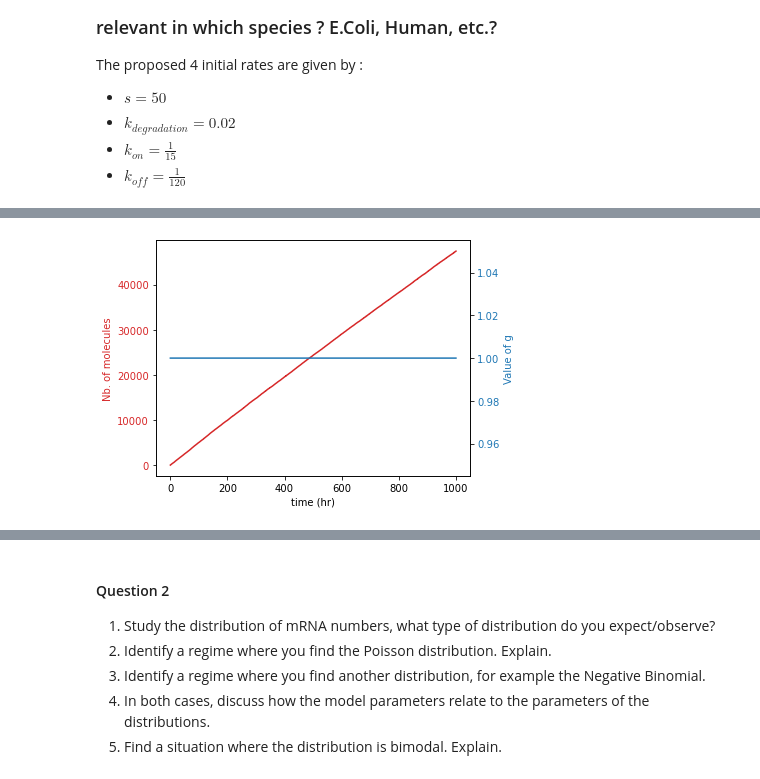
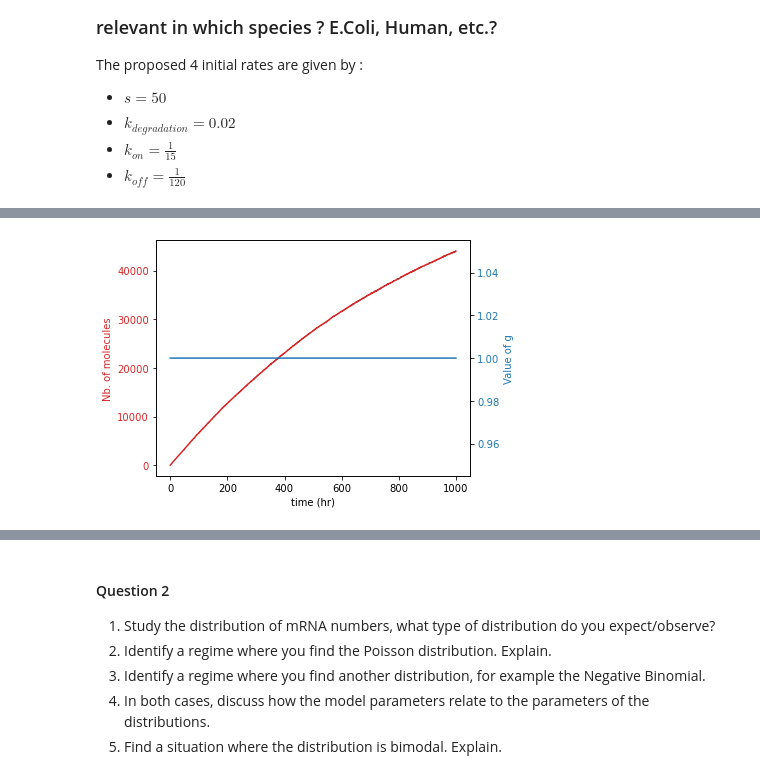
Before and after one commit to Romrchp/graded-exs, a Jupyter notebook: Exercise_Week11_12_A.ipynb, the cells around one changed output, grey strips where cells are left out. Saved outputs shown, nothing was run; the diff lists cells and outputs as text; code cells hidden in the pictures.

```diff
--- a/Exercise_Week11_12_A.ipynb
+++ b/Exercise_Week11_12_A.ipynb
@@ -207,38 +207,38 @@ plt.show()
 # %%
 ### Defining our default rates
 g = 1
 n = 20
 t = 0
-s = 50 # number of initiations per minute
-k = 0.0001 # 1/k = 50 min
-k_on  = 1
-k_off = 0
+s = 70 # number of initiations per minute
+k = 0.001 # 1/k = 50 min
+k_on  = 1/10
+k_off = 1/1000
 
 #Running the gillespie algorithm with our default rates
 tprint,nprint,gprint = gillespie(g,n,t,s,k,k_on,k_off)
 
 fig, ax1 = plt.subplots()
 
 color = 'tab:red'
 ax1.set_xlabel('time (hr)')
 ax1.set_ylabel('Nb. of molecules', color=color)
 ax1.plot(tprint, nprint, color=color)
 ax1.tick_params(axis='y', labelcolor=color)
 
 
 #If you only want to see the number of molecules and not the g values, comment all the lines below besides the last two
 
 ax2 = ax1.twinx()  # instantiate a second axes that shares the same x-axis
 
 color = 'tab:blue'
 ax2.set_ylabel('Value of g', color=color)  # we already handled the x-label with ax1
 ax2.plot(tprint, gprint, color=color)
 ax2.tick_params(axis='y', labelcolor=color)
 
 fig.tight_layout()  # otherwise the right y-label is slightly clipped
 plt.show()
 # %% [output]
-[figure, old version]
+[figure, new version]
 # %%
 ### Defining our default rates
 g = 1
```
Also changed, not shown: parts of 6 cells of this notebook, 1 other file.
